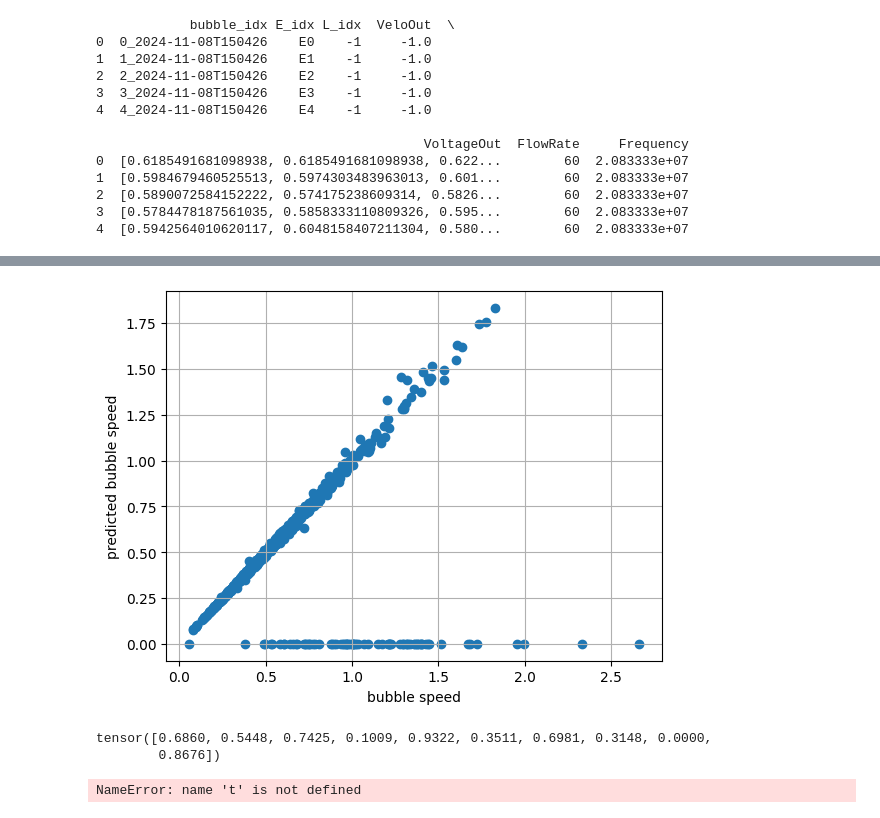
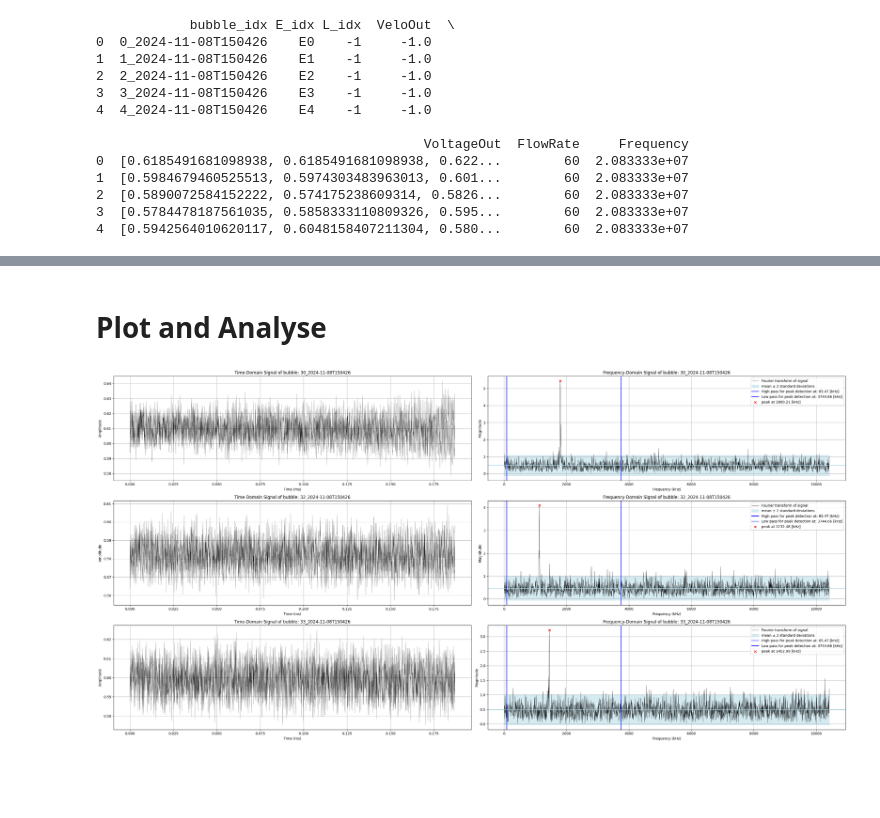
Before and after one commit to StijnCuppers/CapstoneAI, a Jupyter notebook: Fourier_Analysis.ipynb, the cells around one changed output, grey strips where cells are left out. Cells and saved outputs as stored; diff of their text form; code cells hidden in the pictures; blank space fills up the shorter version.

```diff
--- a/Fourier_Analysis.ipynb
+++ b/Fourier_Analysis.ipynb
@@ -8,7 +8,7 @@ from advanced_preprocessing import read_seperate_csv_from_zip, valid_velo_data_c
 # %%
 # Inititialize the time vector
 fs = 20833.333333333332  # Sampling frequency in kHz
-n = 4000 # Number of time-steps in the signal
+n = 3900 # Number of time-steps in the signal
 T = n/fs # Total time duration
 
 t = torch.linspace(0, T, n)  # Time vector
@@ -90,7 +93,6 @@ def transform_signal(signal: torch.Tensor, fs: float) -> list[torch.Tensor]:
             fft_out (torch.Tensor) - the fourier transform of the signal
                     shape: [#samples in, n//2]
     '''
-    n = 4000
 
     if not isinstance(signal, torch.Tensor):
         raise TypeError("Input must be a PyTorch tensor.")
@@ -146,26 +148,8 @@ def predict_speed(f, lam=1550, n_gas=1.00027326, n_liq=1.333, in_bubble=True):
     v = ( f* 1e3) * (lam *1e-9) / (2 * n)
 
     return v
-
-frequencies, signal_fourier = transform_signal(X, fs)
-peak_freq = find_peaks(frequencies, signal_fourier, stds=8, plot=False)
-v = predict_speed(peak_freq)
-
-plt.scatter(y, v)
-plt.xlabel('bubble speed')
-plt.ylabel('predicted bubble speed')
-plt.grid()
-plt.show()
-# %% [output]
-[figure, removed]
-# %%
-v_1 = predict_speed(peak_freq[0:10])
-print(v_1)
-# %% [output]
-tensor([0.6860, 0.5448, 0.7425, 0.1009, 0.9322, 0.3511, 0.6981, 0.3148, 0.0000,
-        0.8676])
 # %%
-def plot_domains(t, signal, bubble_idx=None, plot_peak = True, plot_signal_lowpass = False, start=0, num=1, peak_low = 15, peak_high = 500, stds = 5):
+def plot_domains(t, signal, bubble_idx=None, plot_peak = True, start=0, num=1, peak_low = 15, peak_high = 500, stds = 5):
 
     frequencies, signal_fourier = transform_signal(signal, fs)
     signal_lowpass = lowpass_filter(X, fs, 500)
@@ -189,8 +173,6 @@ def plot_domains(t, signal, bubble_idx=None, plot_peak = True, plot_signal_lowpa
         # Time-domain signal
         plt.subplot(num, 2, 1+2*i)
         plt.plot(t, signal[i_signal], linewidth=.25, color='k')
-        if plot_signal_lowpass:
-            plt.plot(t, signal_lowpass[i_signal], linewidth=.5, color='r', alpha=0.5)
         if bubble_idx is not None:
             plt.title(f"Time-Domain Signal of bubble: {bubble_idx[i_signal]}")
         else:
@@ -225,7 +207,9 @@ def plot_domains(t, signal, bubble_idx=None, plot_peak = True, plot_signal_lowpa
 
     plt.tight_layout()
     plt.show()
-
-plot_domains(t,X, bubble_idx=idx, start=10, num =3, plot_signal_lowpass = False, stds = 2, peak_high = 700)
-# %% [output]
-NameError: name 't' is not defined
+# %% [markdown]
+# Plot and Analyse
+# %%
+plot_domains(t,X, bubble_idx=idx, start=10, num =3, stds = 2, peak_high = 700)
+# %% [output]
+[figure, added]
```
Also changed, not shown: parts of 3 cells of this notebook.
